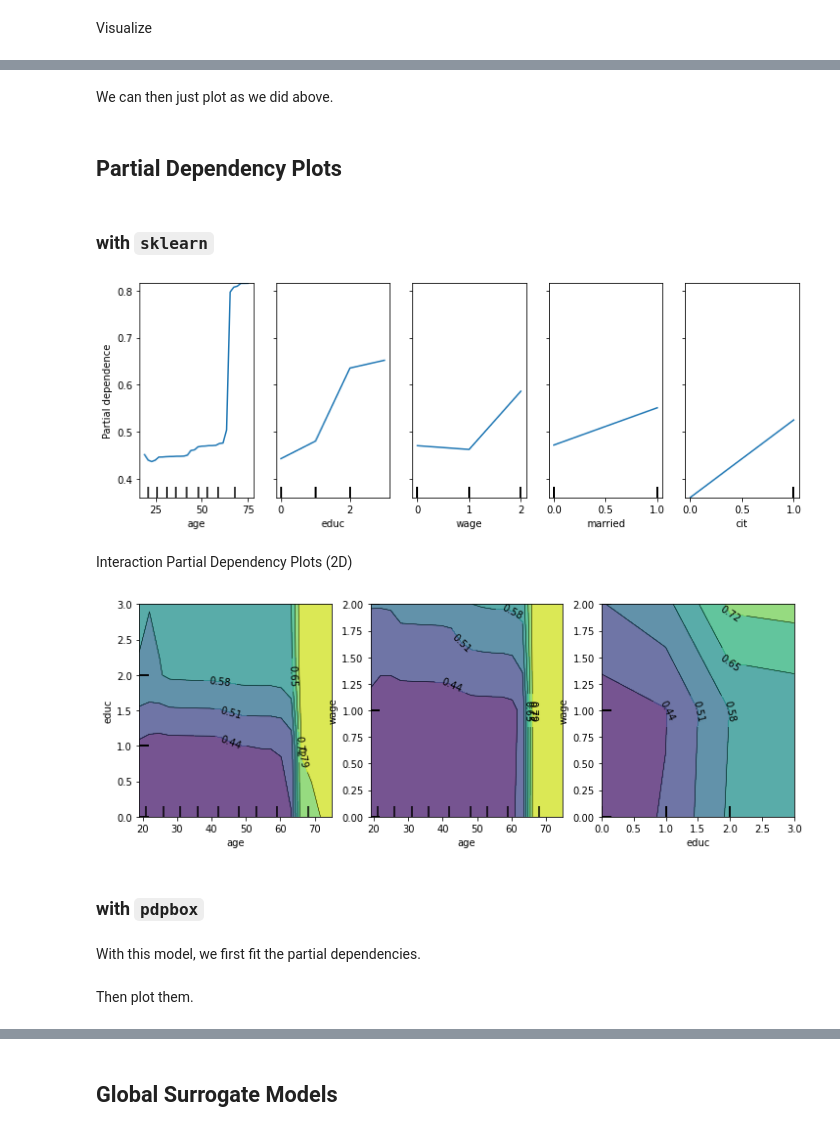
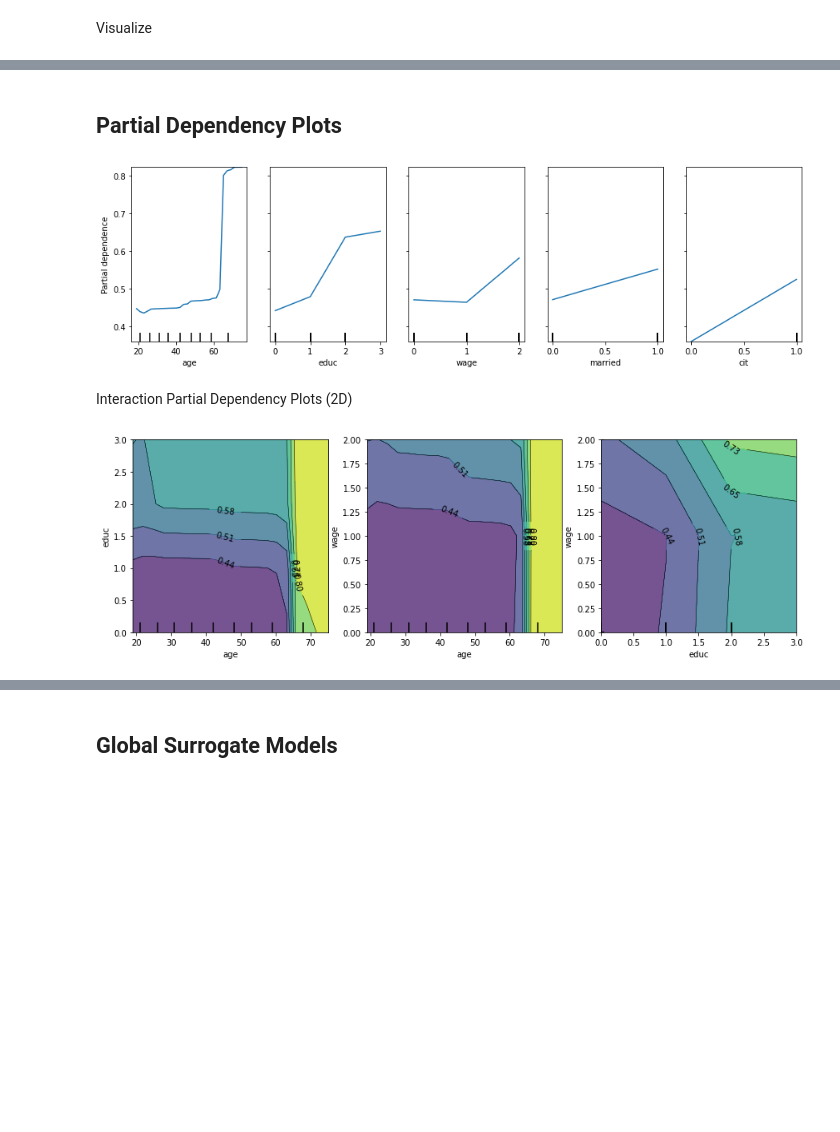
Before and after one commit to edunford/PPOL564, a Jupyter notebook: lectures/week_13/synchronous-material/interpretable_ml_walkthrough.ipynb, the cells around one changed output, grey strips where cells are left out. Saved outputs shown, nothing was run; the diff lists cells and outputs as text; code cells hidden in the pictures; blank space fills up the shorter version.

```diff
--- a/lectures/week_13/synchronous-material/interpretable_ml_walkthrough.ipynb
+++ b/lectures/week_13/synchronous-material/interpretable_ml_walkthrough.ipynb
@@ -339,7 +347,7 @@ search = GridSearchCV(pipe, search_space,
 # %% [markdown]
 And Run
 # %%
-search.fit(train_X,train_y)
+search.fit(train_X,train_y.coverage)
 # %% [output]
 GridSearchCV(cv=KFold(n_splits=10, random_state=1234, shuffle=True),
              estimator=Pipeline(steps=[('pre_process', MinMaxScaler()),
@@ -460,2 +444,0 @@ Fit it using the train (or test!) data
-# %%
-perm_train.fit(train_X,train_y)
@@ -485,21 +445,19 @@ vi2
-# %% [markdown]
-We can then just plot as we did above.
 # %% [markdown]
 ## Partial Dependency Plots
-# %% [markdown]
-### with `sklearn`
 # %%
 # Target specific features
 features = ['age','educ','wage','married','cit']
 
 # Calculate the partial dependency
-fig, ax = plt.subplots(figsize=(12, 4))
+fig, ax = plt.subplots(figsize=(15, 4))
 display = plot_partial_dependence(
     rf_mod, train_X, features,n_cols=5,
     n_jobs=4, grid_resolution=30,ax=ax
 )
+# display.figure_.set_figwidth(15)
+# display.figure_.set_figheight(4)
 # %% [output]
-[figure, old version]
+[figure, new version]
 # %% [markdown]
 Interaction Partial Dependency Plots (2D)
 # %%
@@ -512,7 +470,6 @@ display = plot_partial_dependence(
     rf_mod, train_X, interacted_features,
     n_cols=3,n_jobs=4, grid_resolution=20,ax=ax
 )
+fig.tight_layout()
 # %% [output]
-[figure, old version]
+[figure, new version]
-# %% [markdown]
-### with `pdpbox`
@@ -521,2 +475,0 @@ from pdpbox import pdp
-# %% [markdown]
-With this model, we first fit the partial dependencies.
@@ -528,2 +475,0 @@ pdp_dist = pdp.pdp_isolate(model = rf_mod,
-# %% [markdown]
-Then plot them.
```
Also changed, not shown: parts of 45 cells of this notebook, 5 other files.
